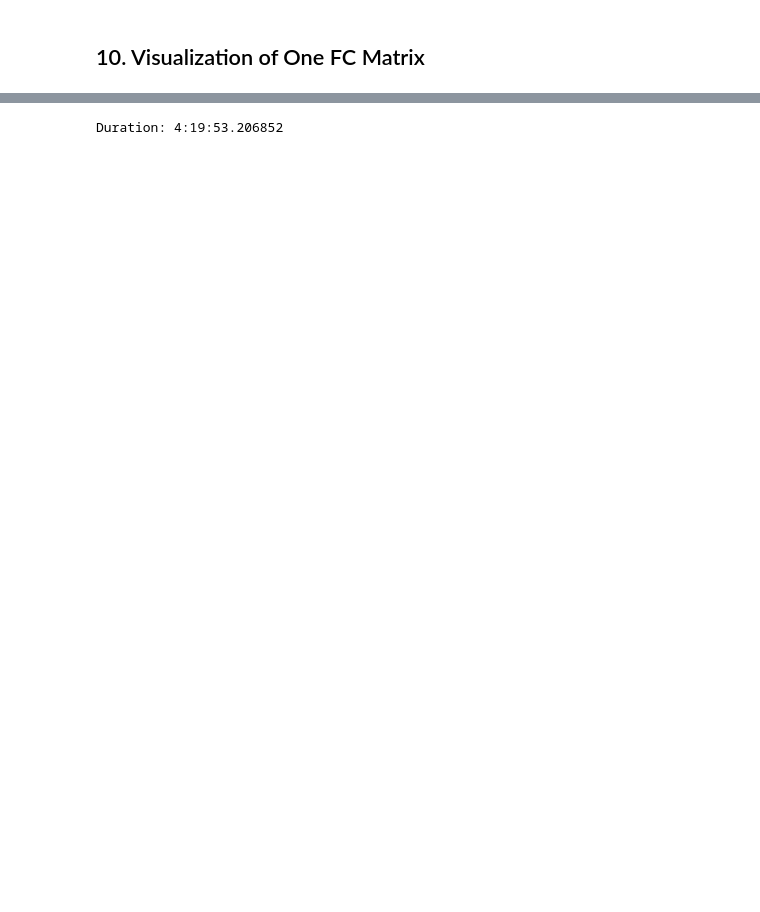
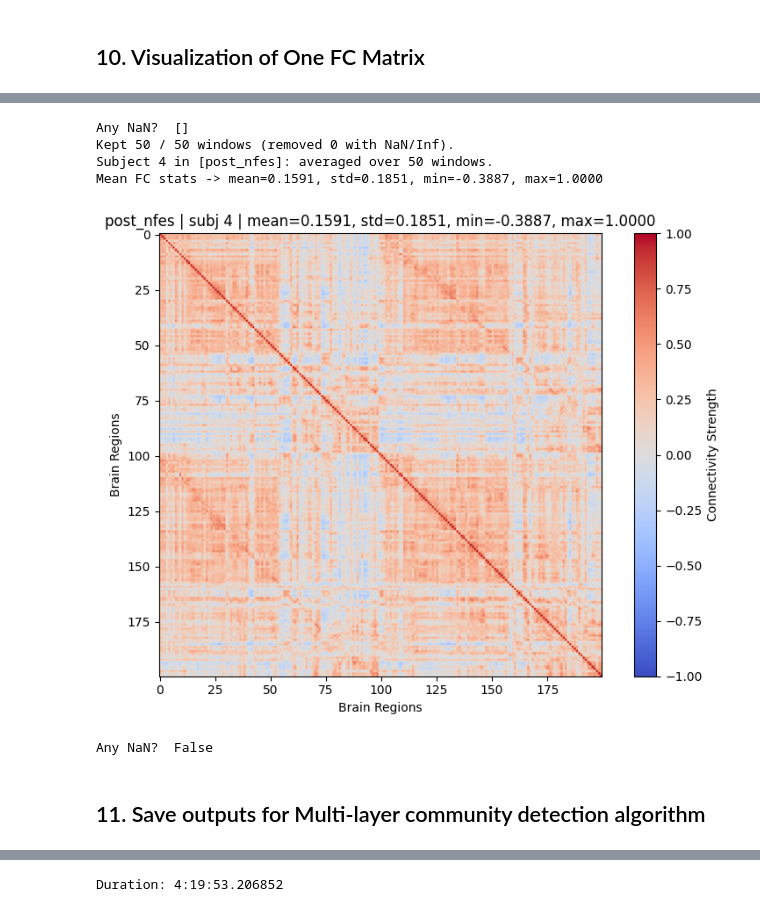
Before and after one commit to ismailukman/scifes, a Jupyter notebook: SCIFES_Multilayer_by_TPs.ipynb, the cells around one changed output, grey strips where cells are left out. Drawn from its saved outputs; the diff is of its cells as text; code cells hidden in the pictures; blank space fills up the shorter version.

```diff
--- a/SCIFES_Multilayer_by_TPs.ipynb
+++ b/SCIFES_Multilayer_by_TPs.ipynb
@@ -596,0 +501,77 @@ Saved /Users/ismaila/Documents/C-Codes/SCI_FES_GraphAnalysis/sci_data/SCI/fc/cor
+# %%
+# --- Subject-level mean FC across all windows (200x200) ---
+# Uses the group/subject selections : g_idx, subj
+g_idx = 3
+subj  = 4
+if len(group_fc_results) > 0:
+    if not (0 <= g_idx < len(cfg.groups)):
+        print(f"Invalid g_idx={g_idx}. Valid range is 0..{len(cfg.groups)-1}.")
+    else:
+        g0 = cfg.groups[g_idx]
+        if g0 in group_fc_results and group_fc_results[g0].size > 0:
+            arr = group_fc_results[g0]             # (subjects, windows, R, R)
+            n_subj, n_win, r1, r2 = arr.shape
+            if not (1 <= subj <= n_subj):
+                print(f"Invalid subj={subj}. Valid range for [{g0}] is 1..{n_subj}.")
+            else:
+                subj_idx = subj - 1
+                subj_fc_windows = arr[subj_idx]    # (n_win, R, R)
+
+                print("Any NaN? ", np.where(np.isnan(subj_fc_windows).any(axis=(1, 2)))[0])
+
+                subj_fc_windows = arr[subj_idx]  # (n_win, R, R)
+
+                valid_mask = np.isfinite(subj_fc_windows).all(axis=(1, 2))  # keep windows with all finite values
+                clean_windows = subj_fc_windows[valid_mask]
+
+                if clean_windows.size == 0:
+                    raise ValueError("All windows contain NaN/Inf; cannot compute mean FC.")
+
+                print(f"Kept {clean_windows.shape[0]} / {subj_fc_windows.shape[0]} windows (removed {(~valid_mask).sum()} with NaN/Inf).")
+
+                subj_mean_FC = clean_windows.mean(axis=0)  # (R, R)
+
+                #subj_mean_FC = subj_fc_windows.mean(axis=0)  # (R, R)
+
+                # Stats on the averaged FC matrix
+                m_mean = float(np.mean(subj_mean_FC))
+                m_std  = float(np.std(subj_mean_FC))
+                m_min  = float(np.min(subj_mean_FC))
+                m_max  = float(np.max(subj_mean_FC))
+
+                print(f"Subject {subj} in [{g0}]: averaged over {n_win} windows.")
+                print(f"Mean FC stats -> mean={m_mean:.4f}, std={m_std:.4f}, min={m_min:.4f}, max={m_max:.4f}")
+
+                fig, ax = plt.subplots(figsize=(8, 6))
+                im = ax.imshow(subj_mean_FC, cmap='coolwarm', vmin=-1, vmax=1)
+                ax.set_title(
+                    f'{g0} | subj {subj} | mean={m_mean:.4f}, std={m_std:.4f}, '
+                    f'min={m_min:.4f}, max={m_max:.4f}',
+                    fontsize=12, pad=6
+                )
+                ax.set_xlabel('Brain Regions')
+                ax.set_ylabel('Brain Regions')
+                # Top-centered horizontal colorbar
+                #cbar = fig.colorbar(im, ax=ax, orientation='horizontal', location='top', pad=0.02, shrink=0.85)
+                #cbar.set_label('Connectivity Strength')
+                fig.colorbar(im, ax=ax, label='Connectivity Strength')
+                fig.subplots_adjust(top=0.88)
+                plt.tight_layout()
+                plt.show()
+        else:
+            print("No FC results available for the selected group.")
+else:
+    print("group_fc_results is empty.")
+# %% [output]
+Any NaN?  []
+Kept 50 / 50 windows (removed 0 with NaN/Inf).
+Subject 4 in [post_nfes]: averaged over 50 windows.
+Mean FC stats -> mean=0.1591, std=0.1851, min=-0.3887, max=1.0000
+[figure, added]
+# %%
+has_nan = np.isnan(subj_mean_FC).any()
+print("Any NaN? ", has_nan)
+# %% [output]
+Any NaN?  False
+# %% [markdown]
+## 11. Save outputs for Multi-layer community detection algorithm
```
Also changed, not shown: parts of 30 cells of this notebook.
